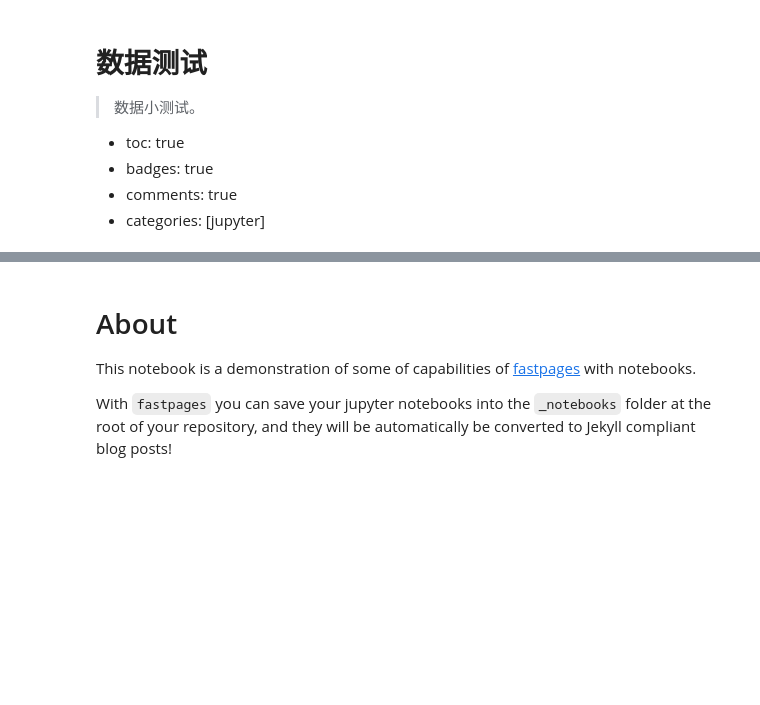
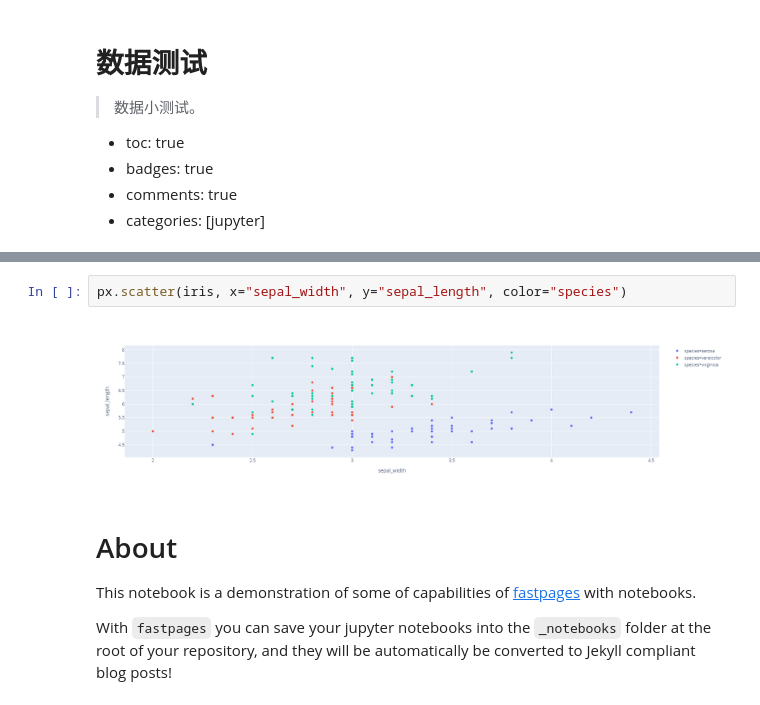
Before and after one commit to DonYum/blog, a Jupyter notebook: _notebooks/2020-04-18-Ali-Ant.ipynb, the cells around one changed output, grey strips where cells are left out. Drawn from its saved outputs; the diff is of its cells as text; blank space fills up the shorter version.

```diff
--- a/_notebooks/2020-04-18-Ali-Ant.ipynb
+++ b/_notebooks/2020-04-18-Ali-Ant.ipynb
@@ -9,3 +65,7 @@
+# %%
+px.scatter(iris, x="sepal_width", y="sepal_length", color="species")
+# %% [output]
+[figure, added]
 # %% [markdown]
 # About
 
```
Also changed, not shown: parts of 13 cells of this notebook.
